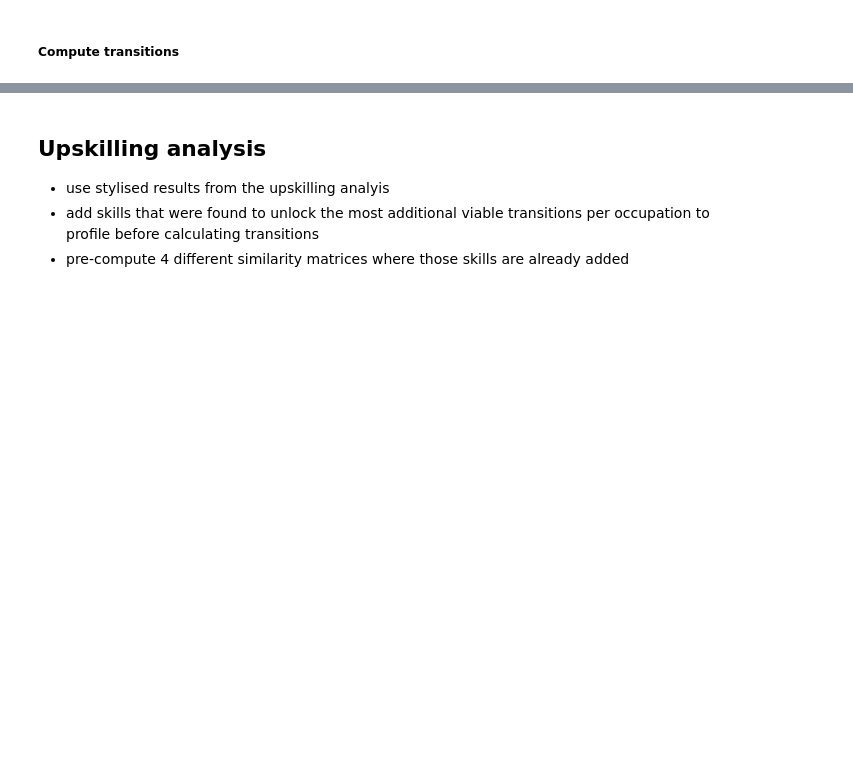
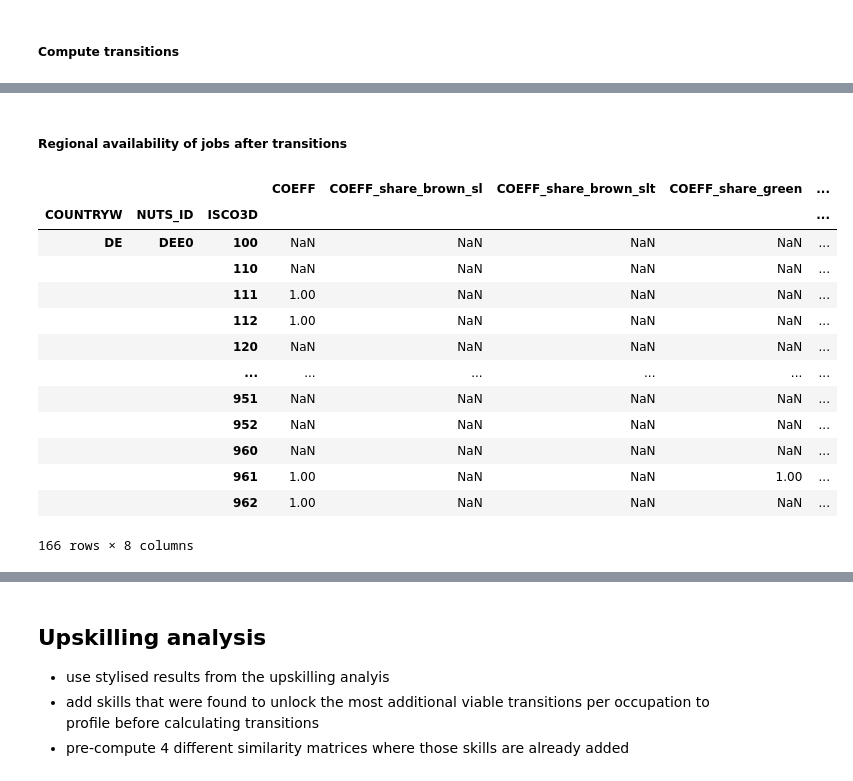
Before and after one commit to derpyninja/re4gt, a Jupyter notebook: notebooks/new/14-fz-lfs-transition-analysis-cooccurrence.ipynb, the cells around one changed output, grey strips where cells are left out. Drawn from its saved outputs; the diff is of its cells as text; code cells hidden in the pictures; blank space fills up the shorter version.

Commit message:
regional reskilling constraints updated

```diff
--- a/notebooks/new/14-fz-lfs-transition-analysis-cooccurrence.ipynb
+++ b/notebooks/new/14-fz-lfs-transition-analysis-cooccurrence.ipynb
@@ -333,0 +299,35 @@ jobs_by_regions_countries
+# %%
+occ_number_by_nuts2_and_isco3 = lfs_data.groupby(["NUTS_ID", "ISCO3D"]).aggregate(
+    {
+        "COEFF": np.sum,
+        "COEFF_share_brown_sl": np.sum,
+        "COEFF_share_brown_slt": np.sum,
+        "COEFF_share_green": np.sum,
+        "COEFF_share_neutral_sl": np.sum,
+        "COEFF_share_neutral_slt": np.sum,
+    }
+)
+
+jobs_by_regions_countries = occ_number_by_nuts2_and_isco3.reset_index()
+jobs_by_regions_countries["COUNTRYW"] = jobs_by_regions_countries["NUTS_ID"].str.slice(
+    0, 2
+)
+
+# create categories of aggregate target jobs for SL and SLT versions
+jobs_by_regions_countries["COEFF_share_target_sl"] = (
+    jobs_by_regions_countries["COEFF_share_green"]
+    + jobs_by_regions_countries["COEFF_share_neutral_sl"]
+)
+jobs_by_regions_countries["COEFF_share_target_slt"] = (
+    jobs_by_regions_countries["COEFF_share_green"]
+    + jobs_by_regions_countries["COEFF_share_neutral_slt"]
+)
+
+# ceil all numeric results
+numeric_cols = jobs_by_regions_countries.select_dtypes(
+    include=[np.number]
+).columns.values
+jobs_by_regions_countries[numeric_cols] = jobs_by_regions_countries[numeric_cols].apply(
+    np.ceil, axis=1
+)
+jobs_by_regions_countries
@@ -335,7 +349,7 @@ jobs_by_regions_countries
 ##### Compute transitions
 # %%
 country = "DE"
-scenario = "coal"
+scenario = "brown"
 
 # unique regions
 df = lfs_data[lfs_data["COUNTRYW"] == country]
@@ -344,7 +358,9 @@ df = lfs_data[lfs_data["COUNTRYW"] == country]
 coeff_weight = rp.transition_pool_weights[scenario]
 
 # jobs by region
-jobs_by_regions = jobs_by_regions_countries[jobs_by_regions_countries["COUNTRYW"] == country]
+jobs_by_regions = jobs_by_regions_countries[
+    jobs_by_regions_countries["COUNTRYW"] == country
+]
 
 # fraction of total current jobs in (neutral or green) target occupation B that could be added to employ workers transitioning from (brown) source occupation A
 max_frac = 0.05
@@ -718,0 +622,21 @@ assert 1 == 2
+# %% [markdown]
+##### Regional availability of jobs after transitions
+# %%
+idx = ["COUNTRYW", "NUTS_ID", "ISCO3D"]
+jobs_by_region_original = jobs_by_regions[jobs_by_regions.NUTS_ID == nuts_code]
+jobs_by_region.set_index(idx) / jobs_by_region_original.set_index(idx)
+# %% [output]
+|  |  |  | COEFF | COEFF_share_brown_sl | COEFF_share_brown_slt | COEFF_share_green | ... |
+| COUNTRYW | NUTS_ID | ISCO3D |  |  |  |  | ... |
+| DE | DEE0 | 100 | NaN | NaN | NaN | NaN | ... |
+|  |  | 110 | NaN | NaN | NaN | NaN | ... |
+|  |  | 111 | 1.00 | NaN | NaN | NaN | ... |
+|  |  | 112 | 1.00 | NaN | NaN | NaN | ... |
+|  |  | 120 | NaN | NaN | NaN | NaN | ... |
+|  |  | ... | ... | ... | ... | ... | ... |
+|  |  | 951 | NaN | NaN | NaN | NaN | ... |
+|  |  | 952 | NaN | NaN | NaN | NaN | ... |
+|  |  | 960 | NaN | NaN | NaN | NaN | ... |
+|  |  | 961 | 1.00 | NaN | NaN | 1.00 | ... |
+|  |  | 962 | 1.00 | NaN | NaN | NaN | ... |
+166 rows × 8 columns
```
Also changed, not shown: parts of 26 cells of this notebook.
